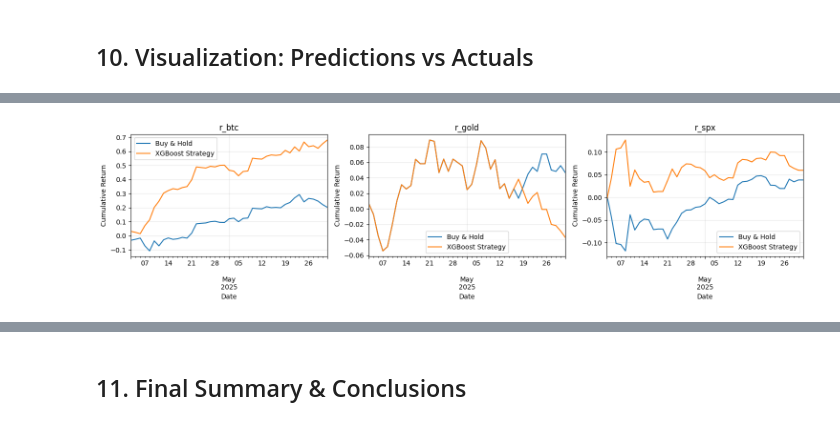
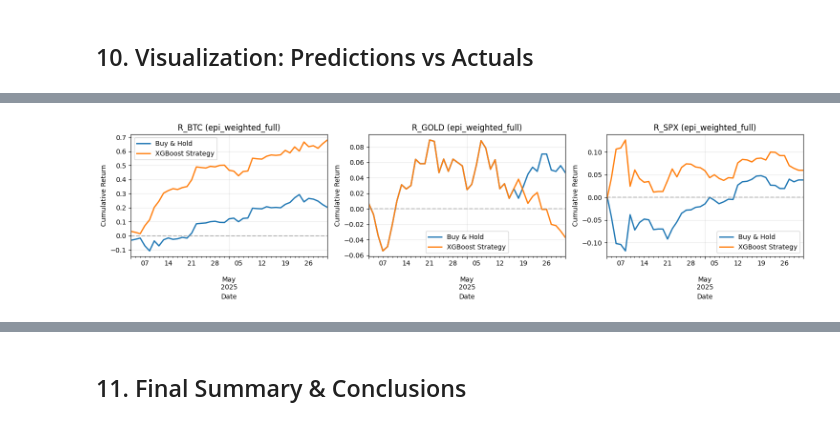
Before and after one commit to isom-ds/youtube-emotion-financial-modelling, a Jupyter notebook: 513_financial_xgboost.ipynb, the cells around one changed output, grey strips where cells are left out. Drawn from its saved outputs; the diff is of its cells as text; code cells hidden in the pictures.

```diff
--- a/513_financial_xgboost.ipynb
+++ b/513_financial_xgboost.ipynb
@@ -882,6 +882,16 @@ for asset in assets:
             "Overfit Ratio": result["overfit_ratio"],
             "Diagnosis": result["diagnosis"]
         })
+        # Store in all_results for module compatibility
+        if "baseline" not in all_results:
+            all_results["baseline"] = {}
+        all_results["baseline"][asset] = {
+            **all_results.get("baseline", {}).get(asset, {}),
+            "train_rmse": result["train_rmse"],
+            "test_rmse": result["test_rmse"],
+            "overfit_ratio": result["overfit_ratio"],
+            "diagnosis": result["diagnosis"]
+        }
 
 # Test best EPI model (epi_full based on previous results)
 print("Testing EPI models...")
@@ -900,6 +910,16 @@ for model_type in ["epi", "epi_full", "epi_weighted_full"]:
                 "Overfit Ratio": result["overfit_ratio"],
                 "Diagnosis": result["diagnosis"]
             })
+            # Store in all_results for module compatibility
+            if model_type not in all_results:
+                all_results[model_type] = {}
+            all_results[model_type][asset] = {
+                **all_results.get(model_type, {}).get(asset, {}),
+                "train_rmse": result["train_rmse"],
+                "test_rmse": result["test_rmse"],
+                "overfit_ratio": result["overfit_ratio"],
+                "diagnosis": result["diagnosis"]
+            }
 
 overfit_df = pd.DataFrame(overfit_results)
 
@@ -1222,41 +1237,37 @@ PREDICTIONS VS ACTUALS
 # %%
-# Plot cumulative returns: strategy vs buy-and-hold
+# Plot cumulative returns using module function
+from modules.finance import plot_cumulative_returns
+
 print("=" * 70)
 print("CUMULATIVE RETURNS: STRATEGY VS BUY-AND-HOLD")
 print("=" * 70)
 
-fig, axes = plt.subplots(1, 3, figsize=(15, 4))
+# Create test_predictions dict from all_results for the best model
+test_predictions = {}
+for asset in assets:
+    result = all_results[best_model_type][asset]
+    if "error" not in result:
+        test_predictions[asset] = {
+            'predictions': result['predictions'],
+            'actuals': result['actuals']
+        }
 
-for idx, asset in enumerate(assets):
-    result = all_results[best_model_type][asset]
+# Use actuals from results for buy & hold (same dates as predictions)
+# Create a returns-like DataFrame from actuals
+returns_for_plot = pd.DataFrame({
+    asset: all_results[best_model_type][asset]['actuals']
+    for asset in assets if "error" not in all_results[best_model_type][asset]
+})
 
-    if "error" not in result:
-        ax = axes[idx]
-
-        actuals = result['actuals']
-        predictions = result['predictions']
-
-        # Strategy returns: go long if predicted > 0, else stay out (0 return)
-        strategy_returns = actuals * np.sign(predictions)
-
-        # Cumulative returns
-        cum_actual = (1 + actuals).cumprod() - 1
-        cum_strategy = (1 + strategy_returns).cumprod() - 1
-
-        cum_actual.plot(ax=ax, label='Buy & Hold')
-        cum_strategy.plot(ax=ax, label='XGBoost Strategy')
-
-        ax.set_title(f"{asset}")
-        ax.set_xlabel('Date')
-        ax.set_ylabel('Cumulative Return')
-        ax.legend()
-        ax.grid(True, alpha=0.3)
-
-        # Print final returns
-        print(f"{asset}: Buy & Hold = {cum_actual.iloc[-1]*100:.2f}%, Strategy = {cum_strategy.iloc[-1]*100:.2f}%")
-
-plt.tight_layout()
+fig, strategy_df = plot_cumulative_returns(
+    test_predictions=test_predictions,
+    returns=returns_for_plot,
+    best_models=best_model_type,
+    assets=assets,
+    strategy_label="XGBoost Strategy"
+)
 plt.show()
+display(strategy_df.round(2))
 # %% [output]
 ======================================================================
 CUMULATIVE RETURNS: STRATEGY VS BUY-AND-HOLD
@@ -1267 +1275 @@ r_spx: Buy & Hold = 3.85%, Strategy = 5.99%
-[figure, old version]
+[figure, new version]
```
Also changed, not shown: parts of 5 cells of this notebook, 8 other files.
